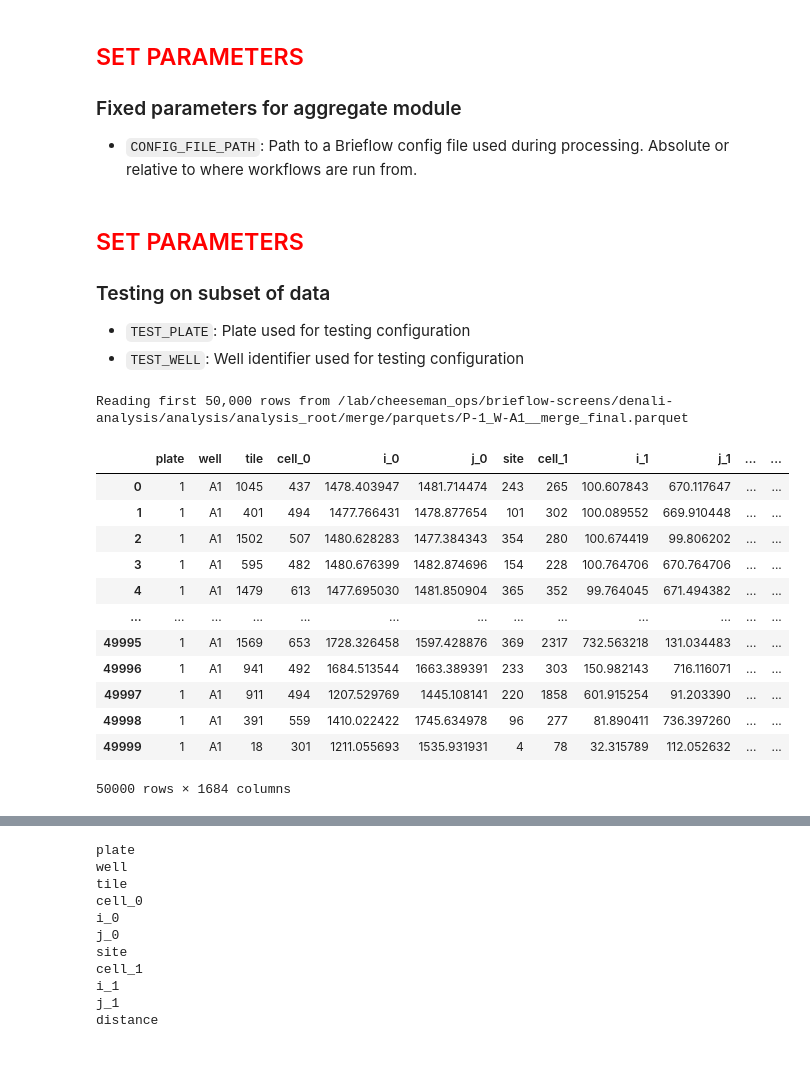
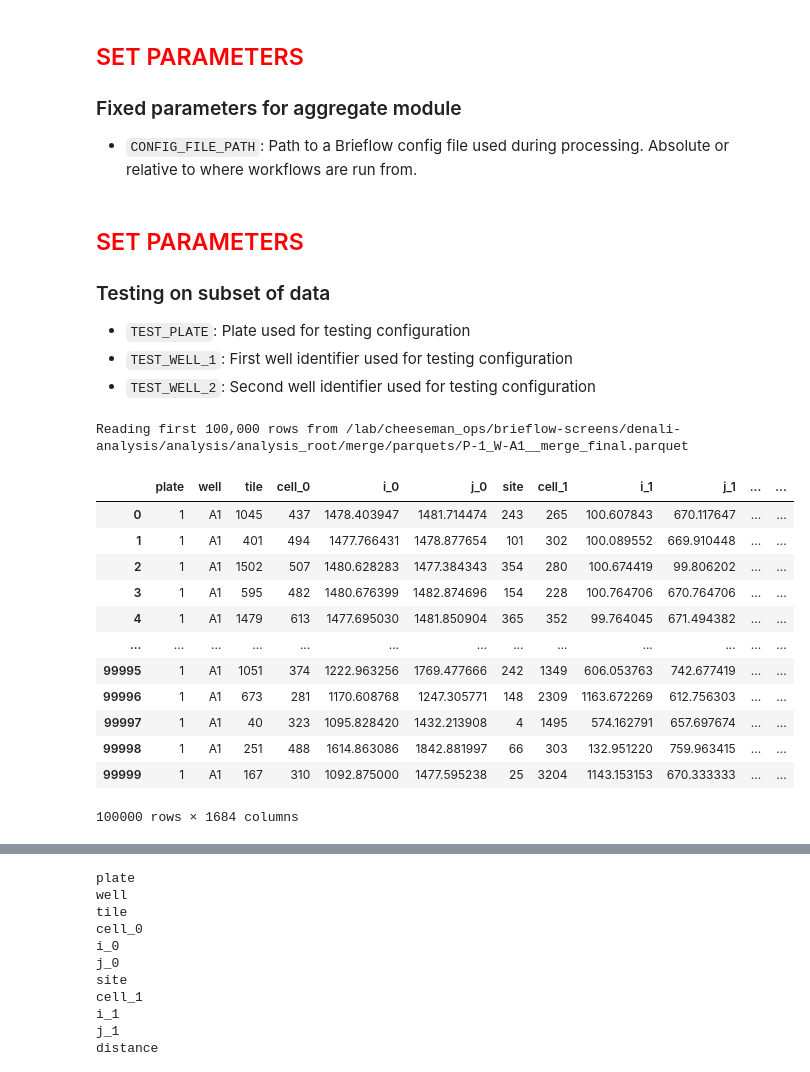
Before and after one commit to cheeseman-lab/brieflow-analysis, a Jupyter notebook: analysis/7.configure_aggregate_params.ipynb, the cells around one changed output, grey strips where cells are left out. Drawn from its saved outputs; the diff is of its cells as text; code cells hidden in the pictures.

```diff
--- a/analysis/7.configure_aggregate_params.ipynb
+++ b/analysis/7.configure_aggregate_params.ipynb
@@ -49,38 +52,50 @@ from lib.shared.configuration_utils import CONFIG_FILE_HEADER
 ### Testing on subset of data
 
 - `TEST_PLATE`: Plate used for testing configuration
-- `TEST_WELL`: Well identifier used for testing configuration
+- `TEST_WELL_1`: First well identifier used for testing configuration
+- `TEST_WELL_2`: Second well identifier used for testing configuration
 # %%
 TEST_PLATE = 1
-TEST_WELL = "A1"
+TEST_WELL_1 = "A1"
+TEST_WELL_2 = "A2"
 # %%
 # load config file and determine root path
 with open(CONFIG_FILE_PATH, "r") as config_file:
     config = yaml.safe_load(config_file)
 ROOT_FP = Path(config["all"]["root_fp"])
 
 # Load subset of data
 # Takes ~1 minute
 merge_final_fp = (
     ROOT_FP
     / "merge"
     / "parquets"
-    / get_filename({"plate": TEST_PLATE, "well": TEST_WELL}, "merge_final", "parquet")
+    / get_filename({"plate": TEST_PLATE, "well": TEST_WELL_1}, "merge_final", "parquet")
 )
-cell_data = load_parquet_subset(merge_final_fp, n_rows=50000)
-display(cell_data)
+cell_data = load_parquet_subset(merge_final_fp, n_rows=25000)
+
+merge_final_fp_2 = (
+    ROOT_FP
+    / "merge"
+    / "parquets"
+    / get_filename({"plate": TEST_PLATE, "well": TEST_WELL_2}, "merge_final", "parquet")
+)
+cell_data_2 = load_parquet_subset(merge_final_fp_2, n_rows=25000)
+
+cell_data = pd.concat([cell_data, cell_data_2], ignore_index=True)
+cell_data
 # %% [output]
-Reading first 50,000 rows from /lab/cheeseman_ops/brieflow-screens/denali-analysis/analysis/analysis_root/merge/parquets/P-1_W-A1__merge_final.parquet
+Reading first 100,000 rows from /lab/cheeseman_ops/brieflow-screens/denali-analysis/analysis/analysis_root/merge/parquets/P-1_W-A1__merge_final.parquet
 |  | plate | well | tile | cell_0 | i_0 | j_0 | site | cell_1 | i_1 | j_1 | ... | ... |
 | 0 | 1 | A1 | 1045 | 437 | 1478.403947 | 1481.714474 | 243 | 265 | 100.607843 | 670.117647 | ... | ... |
 | 1 | 1 | A1 | 401 | 494 | 1477.766431 | 1478.877654 | 101 | 302 | 100.089552 | 669.910448 | ... | ... |
 | 2 | 1 | A1 | 1502 | 507 | 1480.628283 | 1477.384343 | 354 | 280 | 100.674419 | 99.806202 | ... | ... |
 | 3 | 1 | A1 | 595 | 482 | 1480.676399 | 1482.874696 | 154 | 228 | 100.764706 | 670.764706 | ... | ... |
 | 4 | 1 | A1 | 1479 | 613 | 1477.695030 | 1481.850904 | 365 | 352 | 99.764045 | 671.494382 | ... | ... |
 | ... | ... | ... | ... | ... | ... | ... | ... | ... | ... | ... | ... | ... |
-| 49995 | 1 | A1 | 1569 | 653 | 1728.326458 | 1597.428876 | 369 | 2317 | 732.563218 | 131.034483 | ... | ... |
-| 49996 | 1 | A1 | 941 | 492 | 1684.513544 | 1663.389391 | 233 | 303 | 150.982143 | 716.116071 | ... | ... |
-| 49997 | 1 | A1 | 911 | 494 | 1207.529769 | 1445.108141 | 220 | 1858 | 601.915254 | 91.203390 | ... | ... |
-| 49998 | 1 | A1 | 391 | 559 | 1410.022422 | 1745.634978 | 96 | 277 | 81.890411 | 736.397260 | ... | ... |
-| 49999 | 1 | A1 | 18 | 301 | 1211.055693 | 1535.931931 | 4 | 78 | 32.315789 | 112.052632 | ... | ... |
+| 99995 | 1 | A1 | 1051 | 374 | 1222.963256 | 1769.477666 | 242 | 1349 | 606.053763 | 742.677419 | ... | ... |
+| 99996 | 1 | A1 | 673 | 281 | 1170.608768 | 1247.305771 | 148 | 2309 | 1163.672269 | 612.756303 | ... | ... |
+| 99997 | 1 | A1 | 40 | 323 | 1095.828420 | 1432.213908 | 4 | 1495 | 574.162791 | 657.697674 | ... | ... |
+| 99998 | 1 | A1 | 251 | 488 | 1614.863086 | 1842.881997 | 66 | 303 | 132.951220 | 759.963415 | ... | ... |
+| 99999 | 1 | A1 | 167 | 310 | 1092.875000 | 1477.595238 | 25 | 3204 | 1143.153153 | 670.333333 | ... | ... |
-50000 rows × 1684 columns
+100000 rows × 1684 columns
```
Also changed, not shown: parts of 18 cells of this notebook, 3 other files.
